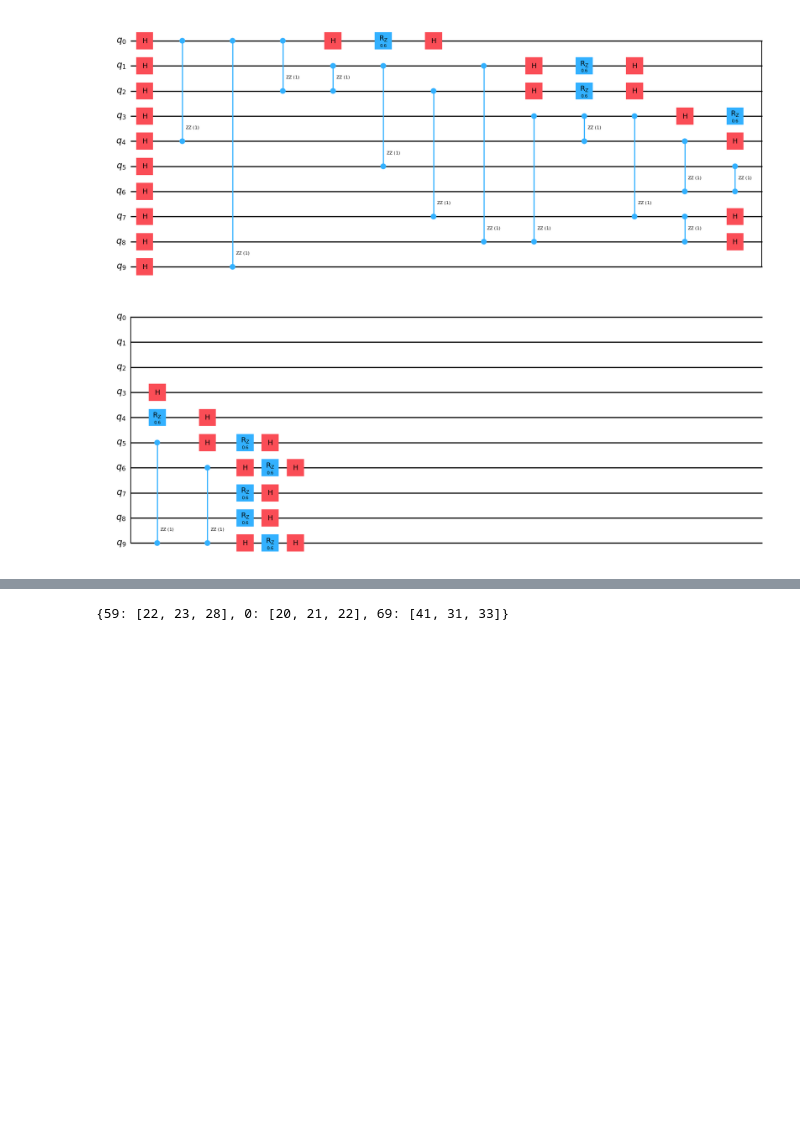
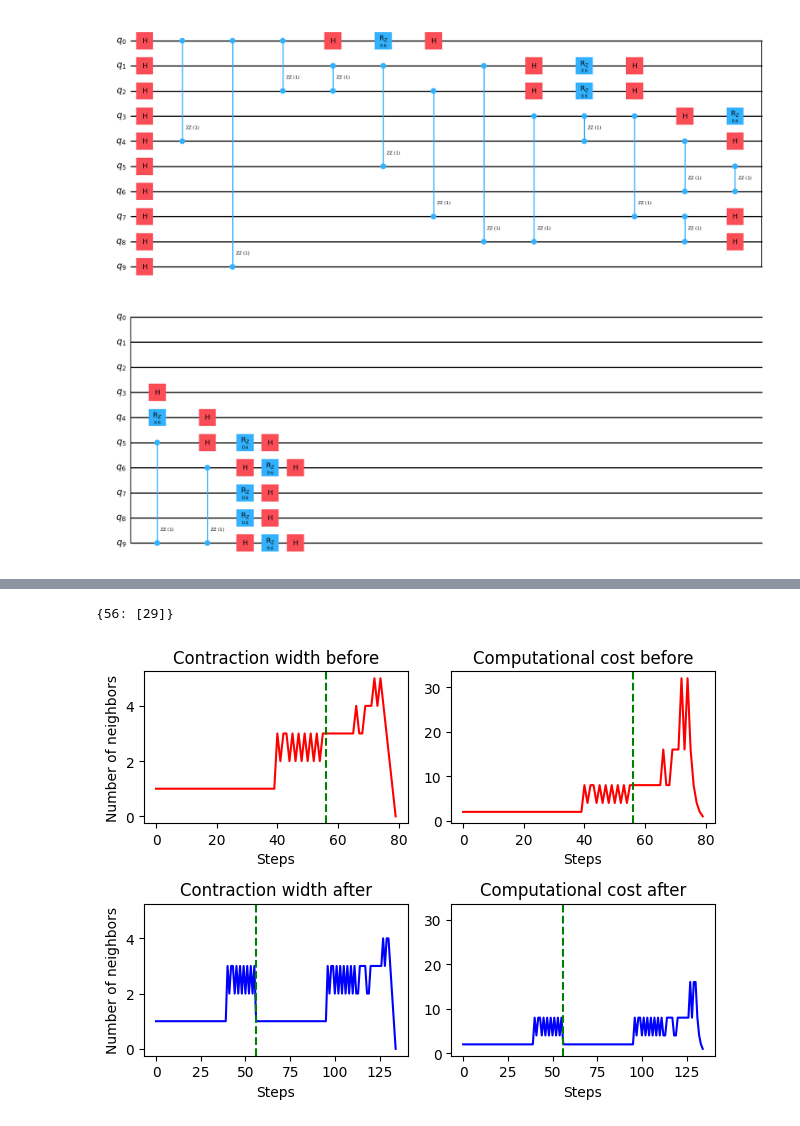
Before and after one commit to richardm1234/stepDependentSlicing_AQC, a Jupyter notebook: demo.ipynb, the cells around one changed output, grey strips where cells are left out. Drawn from its saved outputs; the diff is of its cells as text; code cells hidden in the pictures; blank space fills up the shorter version.

```diff
--- a/demo.ipynb
+++ b/demo.ipynb
@@ -55,4 +56,10 @@ Computational cost was 32.0, now it's 8.0 which is a reduction of 4.0
 # %%
-stepDependentSlicing(LG, order, widths, n=9, r=3)
+stepDependentSlicing(LG, order, widths)
 # %% [output]
-{59: [22, 23, 28], 0: [20, 21, 22], 69: [41, 31, 33]}
+{56: [29]}
+# %%
+newOrder, newWidthProfile, newCWidth = evaluateSchedule(LG, order, widths, schedule)
+# %%
+plotComparison(widths, newWidthProfile, schedule)
+# %% [output]
+[figure, added]
```
Also changed, not shown: parts of 7 cells of this notebook, 2 other files.
